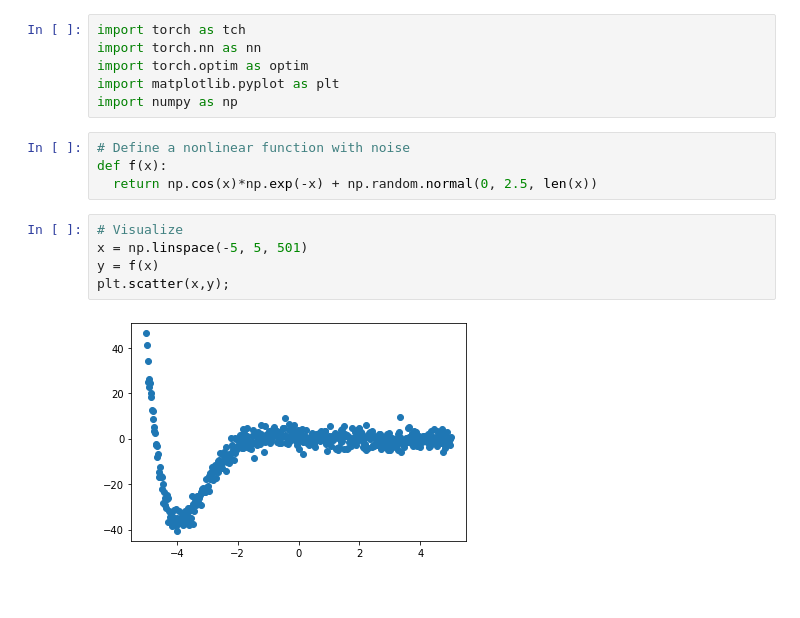
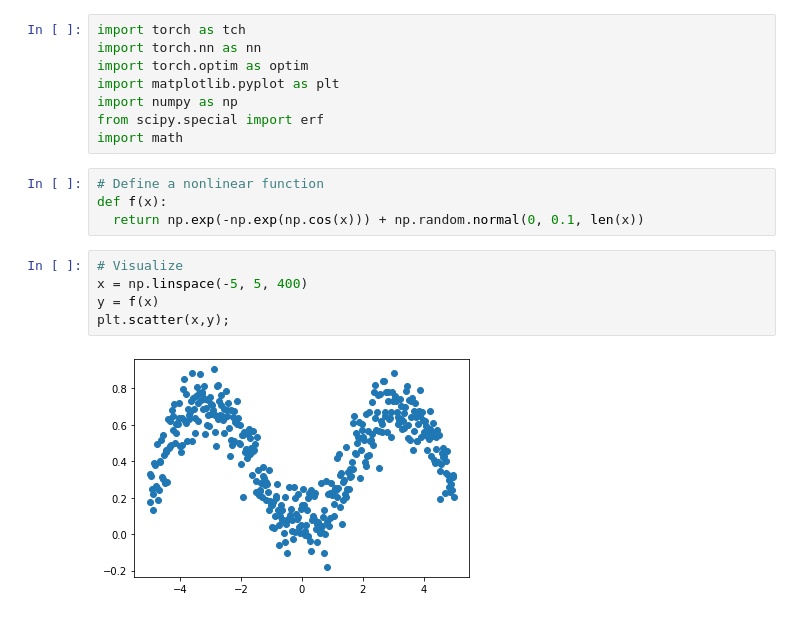
Before and after one commit to david-toth/Misc, a Jupyter notebook: Nonlinear_Regression_with_PyTorch.ipynb, the cells around one changed output. Saved outputs shown, nothing was run; the diff lists cells and outputs as text.

```diff
--- a/Nonlinear_Regression_with_PyTorch.ipynb
+++ b/Nonlinear_Regression_with_PyTorch.ipynb
@@ -4,14 +4,16 @@ import torch.nn as nn
 import torch.optim as optim
 import matplotlib.pyplot as plt
 import numpy as np
+from scipy.special import erf
+import math
 # %%
-# Define a nonlinear function with noise
+# Define a nonlinear function
 def f(x):
-  return np.cos(x)*np.exp(-x) + np.random.normal(0, 2.5, len(x))
+  return np.exp(-np.exp(np.cos(x))) + np.random.normal(0, 0.1, len(x))
 # %%
 # Visualize
-x = np.linspace(-5, 5, 501)
+x = np.linspace(-5, 5, 400)
 y = f(x)
 plt.scatter(x,y);
 # %% [output]
-[figure, old version]
+[figure, new version]
```
Also changed, not shown: parts of 8 cells of this notebook.
